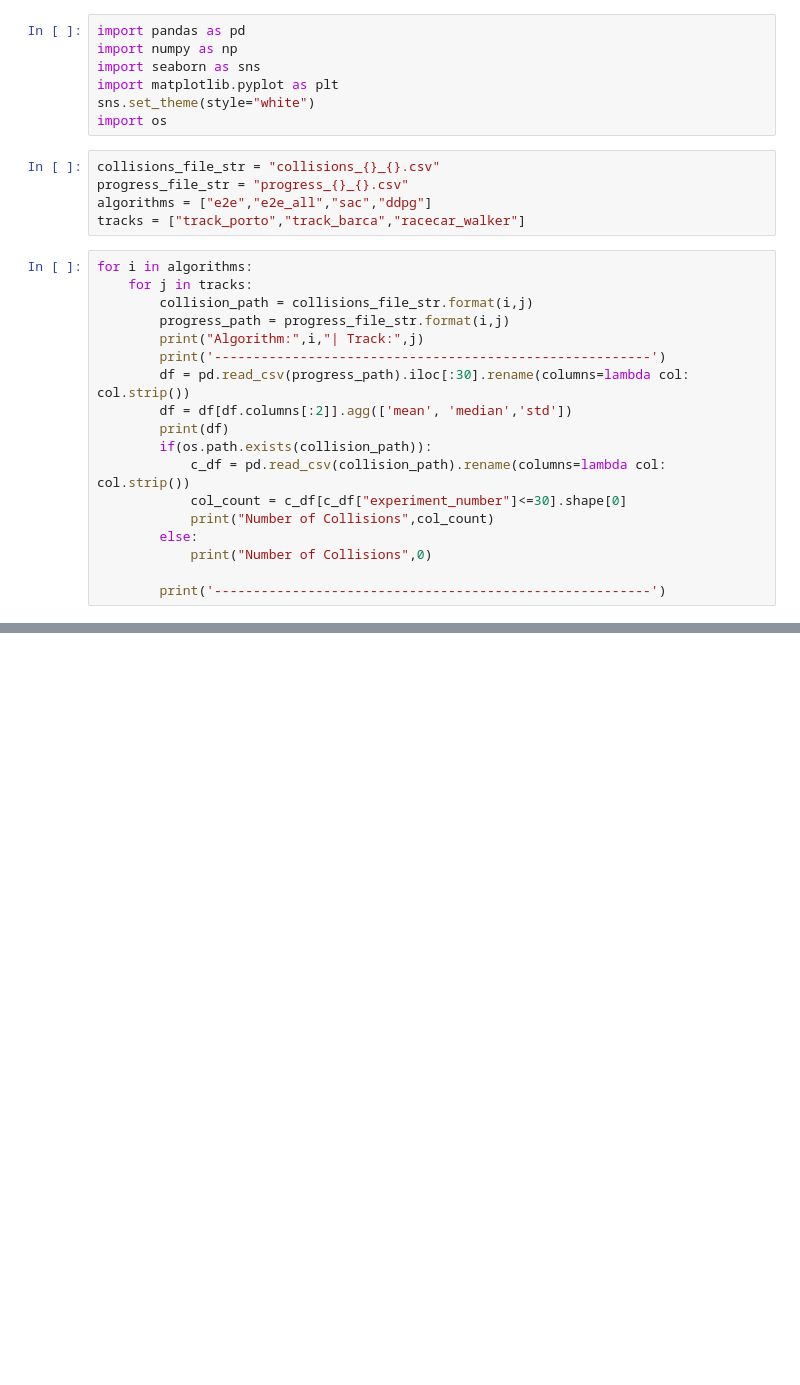
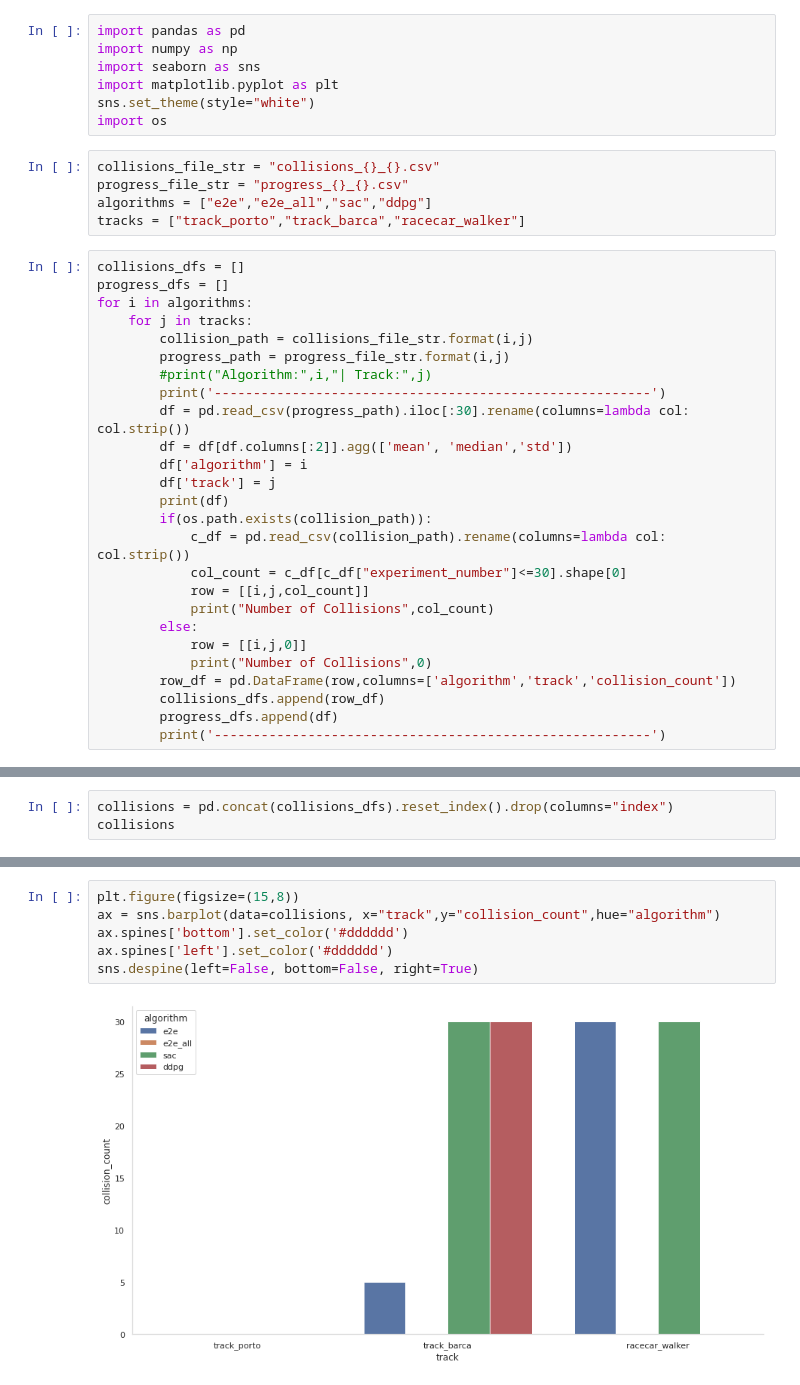
Before and after one commit to pmusau17/Platooning-F1Tenth, a Jupyter notebook: src/race/logs/AggregrateResults.ipynb, the cells around one changed output, grey strips where cells are left out. Cells and saved outputs as stored; diff of their text form; blank space fills up the shorter version.

Commit message:
Some plots

```diff
--- a/src/race/logs/AggregrateResults.ipynb
+++ b/src/race/logs/AggregrateResults.ipynb
@@ -11,21 +11,29 @@ progress_file_str = "progress_{}_{}.csv"
 algorithms = ["e2e","e2e_all","sac","ddpg"]
 tracks = ["track_porto","track_barca","racecar_walker"]
 # %%
+collisions_dfs = []
+progress_dfs = []
 for i in algorithms:
     for j in tracks:
         collision_path = collisions_file_str.format(i,j)
         progress_path = progress_file_str.format(i,j)
-        print("Algorithm:",i,"| Track:",j)
+        #print("Algorithm:",i,"| Track:",j)
         print('--------------------------------------------------------')
         df = pd.read_csv(progress_path).iloc[:30].rename(columns=lambda col: col.strip())
         df = df[df.columns[:2]].agg(['mean', 'median','std'])
+        df['algorithm'] = i
+        df['track'] = j
         print(df)
         if(os.path.exists(collision_path)):
             c_df = pd.read_csv(collision_path).rename(columns=lambda col: col.strip())
             col_count = c_df[c_df["experiment_number"]<=30].shape[0]
+            row = [[i,j,col_count]]
             print("Number of Collisions",col_count)
         else:
+            row = [[i,j,0]]
             print("Number of Collisions",0)
-
+        row_df = pd.DataFrame(row,columns=['algorithm','track','collision_count'])
+        collisions_dfs.append(row_df)
+        progress_dfs.append(df)
         print('--------------------------------------------------------')
 # %% [output]
@@ -47,2 +55,5 @@ std           0.004627      0.124566
 Number of Collisions 0
 --------------------------------------------------------
+# %%
+collisions = pd.concat(collisions_dfs).reset_index().drop(columns="index")
+collisions
@@ -48,0 +74,8 @@ Number of Collisions 0
+# %%
+plt.figure(figsize=(15,8))
+ax = sns.barplot(data=collisions, x="track",y="collision_count",hue="algorithm")
+ax.spines['bottom'].set_color('#dddddd')
+ax.spines['left'].set_color('#dddddd')
+sns.despine(left=False, bottom=False, right=True)
+# %% [output]
+[figure, added]
```
Also changed, not shown: parts of 3 cells of this notebook.
